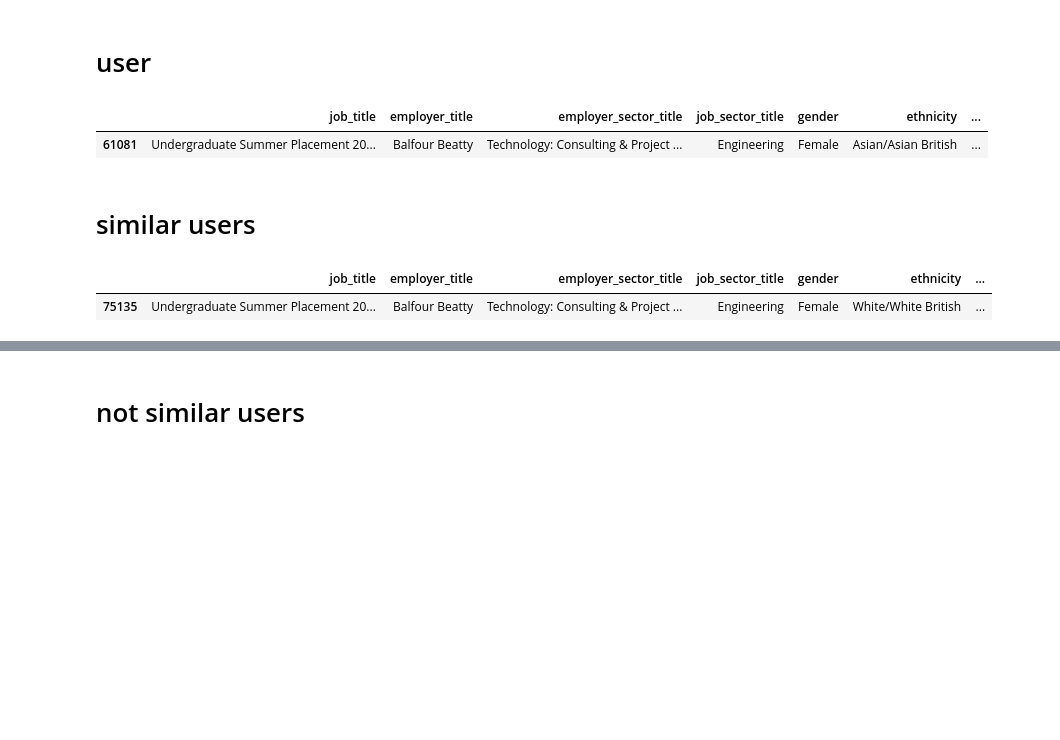
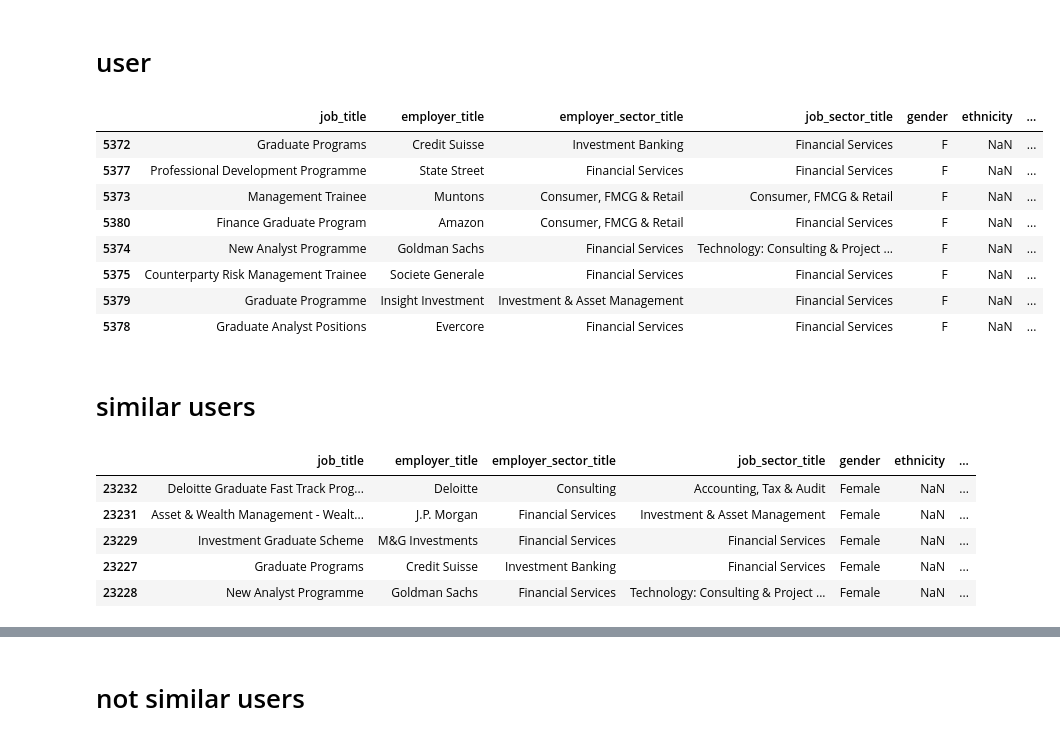
Before and after one commit to Lassanabright/Bright_Network-Data_Science, a Jupyter notebook: Word_Embedding.ipynb, the cells around one changed output, grey strips where cells are left out. Saved outputs shown, nothing was run; the diff lists cells and outputs as text; code cells hidden in the pictures; blank space fills up the shorter version.

```diff
--- a/Word_Embedding.ipynb
+++ b/Word_Embedding.ipynb
@@ -13,7 +13,7 @@ from sklearn.feature_extraction.text import CountVectorizer
 # %%
 train=pd.read_csv("Training_set.csv")
 # %%
-train=train.sample(20000)
+train=train.sample(100000)
 # %%
 test=pd.read_csv("Test_set.csv")
 # %%
@@ -494,17 +787,28 @@ not similar values :  [-0.09057017489310004, -0.019357563765597885, 0.1404867442
 # %% [markdown]
 # user
 # %%
-train[train["user_id"]==182893][['job_title','employer_title', 'employer_sector_title', 'job_sector_title', 'gender',
+train[train["user_id"]==67420][['job_title','employer_title', 'employer_sector_title', 'job_sector_title', 'gender',
        'ethnicity', 'university_name', 'degree_subject_name', 'user_preference']].tail(10)
 # %% [output]
 |  | job_title | employer_title | employer_sector_title | job_sector_title | gender | ethnicity | ... |
-| 61081 | Undergraduate Summer Placement 20... | Balfour Beatty | Technology: Consulting & Project ... | Engineering | Female | Asian/Asian British | ... |
+| 5372 | Graduate Programs | Credit Suisse | Investment Banking | Financial Services | F | NaN | ... |
+| 5377 | Professional Development Programme | State Street | Financial Services | Financial Services | F | NaN | ... |
+| 5373 | Management Trainee | Muntons | Consumer, FMCG & Retail | Consumer, FMCG & Retail | F | NaN | ... |
+| 5380 | Finance Graduate Program | Amazon | Consumer, FMCG & Retail | Financial Services | F | NaN | ... |
+| 5374 | New Analyst Programme | Goldman Sachs | Financial Services | Technology: Consulting & Project ... | F | NaN | ... |
+| 5375 | Counterparty Risk Management Trainee | Societe Generale | Financial Services | Financial Services | F | NaN | ... |
+| 5379 | Graduate Programme | Insight Investment | Investment & Asset Management | Financial Services | F | NaN | ... |
+| 5378 | Graduate Analyst Positions | Evercore | Financial Services | Financial Services | F | NaN | ... |
 # %% [markdown]
 # similar users
 # %%
-train[train["user_id"]==185282][['job_title','employer_title', 'employer_sector_title', 'job_sector_title', 'gender',
+train[train["user_id"]==74199][['job_title','employer_title', 'employer_sector_title', 'job_sector_title', 'gender',
        'ethnicity', 'university_name', 'degree_subject_name', 'user_preference']].tail()
 # %% [output]
 |  | job_title | employer_title | employer_sector_title | job_sector_title | gender | ethnicity | ... |
-| 75135 | Undergraduate Summer Placement 20... | Balfour Beatty | Technology: Consulting & Project ... | Engineering | Female | White/White British | ... |
+| 23232 | Deloitte Graduate Fast Track Prog... | Deloitte | Consulting | Accounting, Tax & Audit | Female | NaN | ... |
+| 23231 | Asset & Wealth Management - Wealt... | J.P. Morgan | Financial Services | Investment & Asset Management | Female | NaN | ... |
+| 23229 | Investment Graduate Scheme | M&G Investments | Financial Services | Financial Services | Female | NaN | ... |
+| 23227 | Graduate Programs | Credit Suisse | Investment Banking | Financial Services | Female | NaN | ... |
+| 23228 | New Analyst Programme | Goldman Sachs | Financial Services | Technology: Consulting & Project ... | Female | NaN | ... |
 # %%
```
Also changed, not shown: parts of 44 cells of this notebook.
